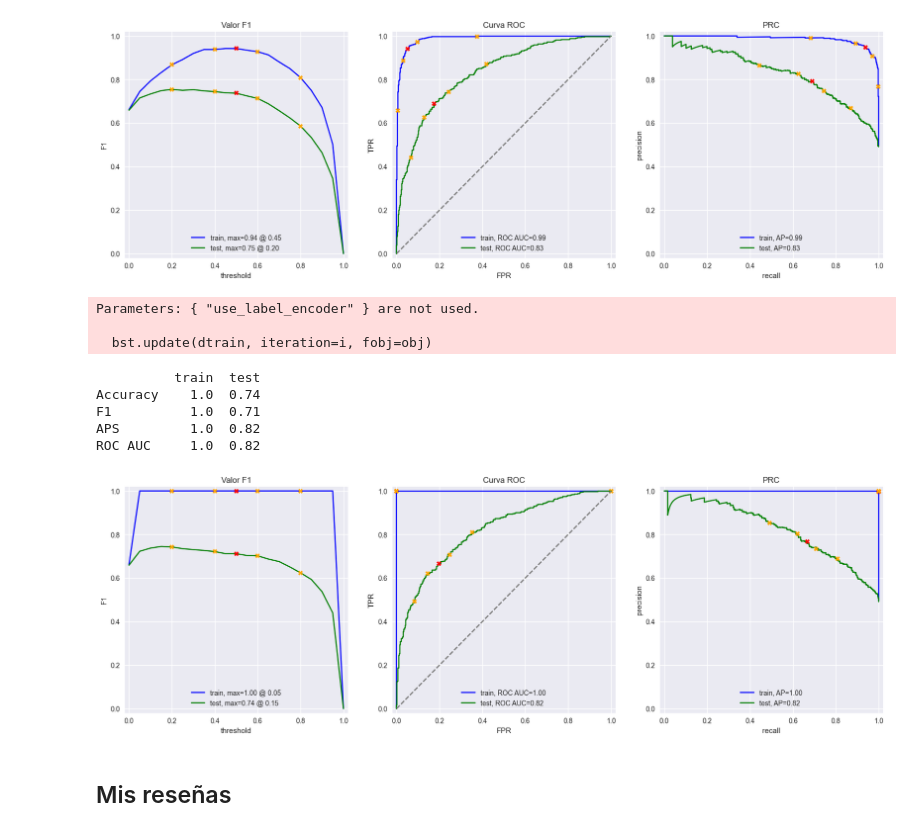
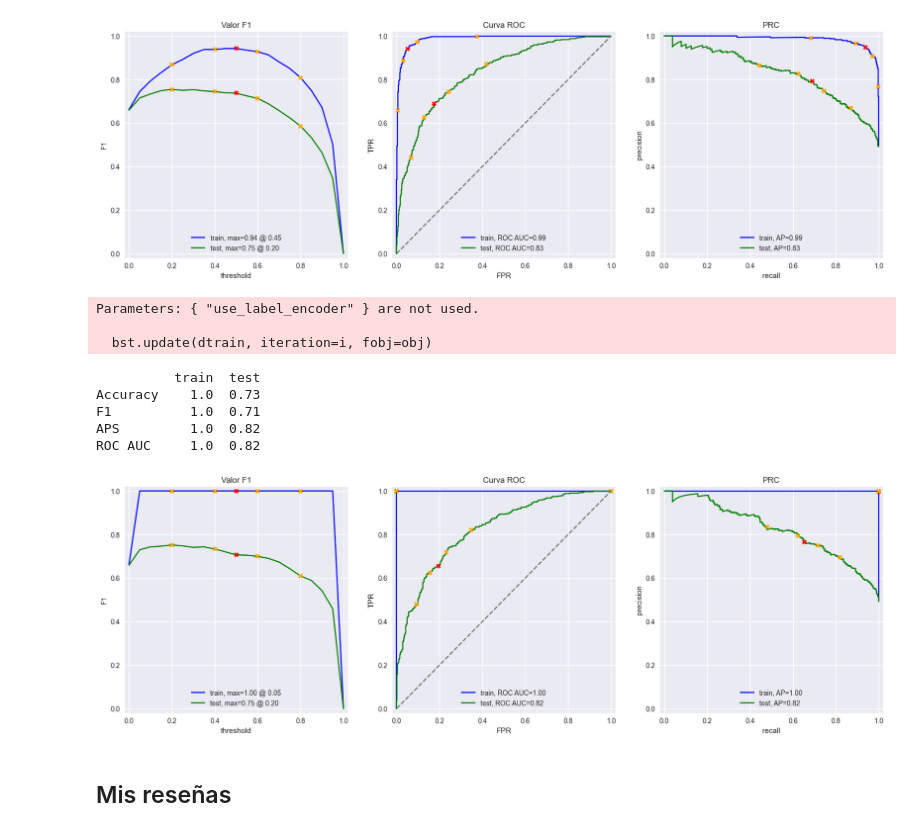
Before and after one commit to roman-correa/bert, a Jupyter notebook: notebook_(16_project).ipynb, the cells around one changed output. Saved outputs shown, nothing was run; the diff lists cells and outputs as text; code cells hidden in the pictures.

```diff
--- a/notebook_(16_project).ipynb
+++ b/notebook_(16_project).ipynb
@@ -723,19 +712,19 @@ APS        0.99  0.83
 ROC AUC    0.99  0.83
 [figure]
 # %%
-model_ba = XGBClassifier(n_estimators=100, max_depth=6, random_state=12345, use_label_encoder=False, eval_metric='logloss')
+model_ba = XGBClassifier(n_estimators=100, max_depth=4, random_state=12345, use_label_encoder=False, eval_metric='logloss')
 model_ba.fit(train_features_9, train_target_9)
 evaluate_model(model_ba, train_features_9, train_target_9, test_features_9, test_target_9)
 # %% [output]
 Parameters: { "use_label_encoder" } are not used.
 
   bst.update(dtrain, iteration=i, fobj=obj)
           train  test
-Accuracy    1.0  0.74
+Accuracy    1.0  0.73
 F1          1.0  0.71
 APS         1.0  0.82
 ROC AUC     1.0  0.82
-[figure, old version]
+[figure, new version]
 # %% [markdown]
 ## Mis reseñas
 # %%
```
Also changed, not shown: parts of 27 cells of this notebook.
